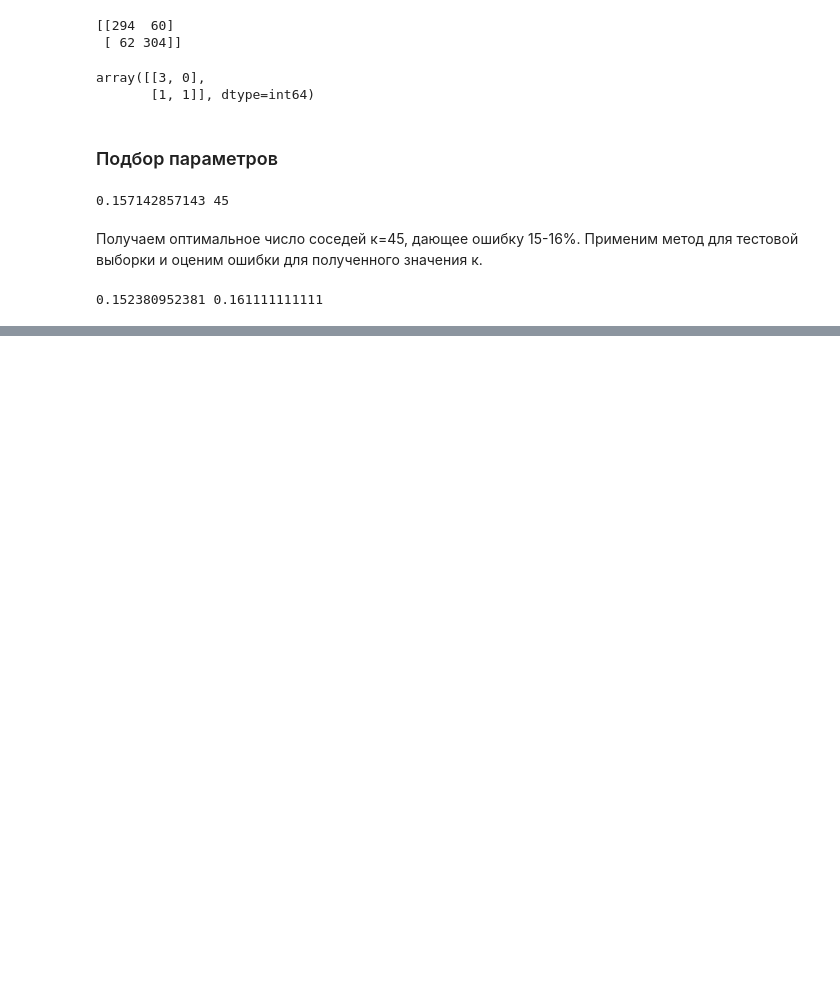
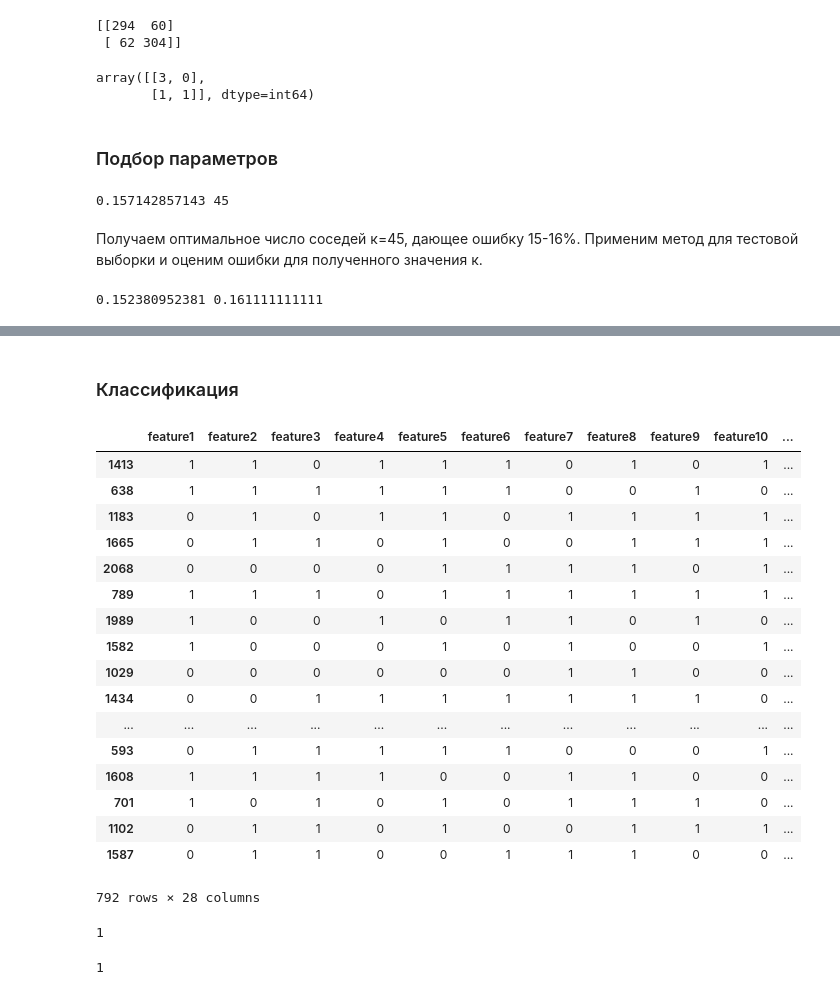
Before and after one commit to okondratieva/ML_course, a Jupyter notebook: Home1.ipynb, the cells around one changed output, grey strips where cells are left out. Saved outputs shown, nothing was run; the diff lists cells and outputs as text; code cells hidden in the pictures; blank space fills up the shorter version.

```diff
--- a/Home1.ipynb
+++ b/Home1.ipynb
@@ -479,0 +537,31 @@ print(err_train, err_test)
+# %% [markdown]
+### Классификация
+# %%
+X_test #посмотрим на тестовую выборку для выбора тестового набора
+# %% [output]
+|  | feature1 | feature2 | feature3 | feature4 | feature5 | feature6 | feature7 | feature8 | feature9 | feature10 | ... |
+| 1413 | 1 | 1 | 0 | 1 | 1 | 1 | 0 | 1 | 0 | 1 | ... |
+| 638 | 1 | 1 | 1 | 1 | 1 | 1 | 0 | 0 | 1 | 0 | ... |
+| 1183 | 0 | 1 | 0 | 1 | 1 | 0 | 1 | 1 | 1 | 1 | ... |
+| 1665 | 0 | 1 | 1 | 0 | 1 | 0 | 0 | 1 | 1 | 1 | ... |
+| 2068 | 0 | 0 | 0 | 0 | 1 | 1 | 1 | 1 | 0 | 1 | ... |
+| 789 | 1 | 1 | 1 | 0 | 1 | 1 | 1 | 1 | 1 | 1 | ... |
+| 1989 | 1 | 0 | 0 | 1 | 0 | 1 | 1 | 0 | 1 | 0 | ... |
+| 1582 | 1 | 0 | 0 | 0 | 1 | 0 | 1 | 0 | 0 | 1 | ... |
+| 1029 | 0 | 0 | 0 | 0 | 0 | 0 | 1 | 1 | 0 | 0 | ... |
+| 1434 | 0 | 0 | 1 | 1 | 1 | 1 | 1 | 1 | 1 | 0 | ... |
+| ... | ... | ... | ... | ... | ... | ... | ... | ... | ... | ... | ... |
+| 593 | 0 | 1 | 1 | 1 | 1 | 1 | 0 | 0 | 0 | 1 | ... |
+| 1608 | 1 | 1 | 1 | 1 | 0 | 0 | 1 | 1 | 0 | 0 | ... |
+| 701 | 1 | 0 | 1 | 0 | 1 | 0 | 1 | 1 | 1 | 0 | ... |
+| 1102 | 0 | 1 | 1 | 0 | 1 | 0 | 0 | 1 | 1 | 1 | ... |
+| 1587 | 0 | 1 | 1 | 0 | 0 | 1 | 1 | 1 | 0 | 0 | ... |
+792 rows × 28 columns
+# %%
+y_test[701]#для проверки классификатора
+# %% [output]
+1
+# %%
+mlp_model.predict(X_test)[789]
+# %% [output]
+1
```
Also changed, not shown: parts of 42 cells of this notebook.
